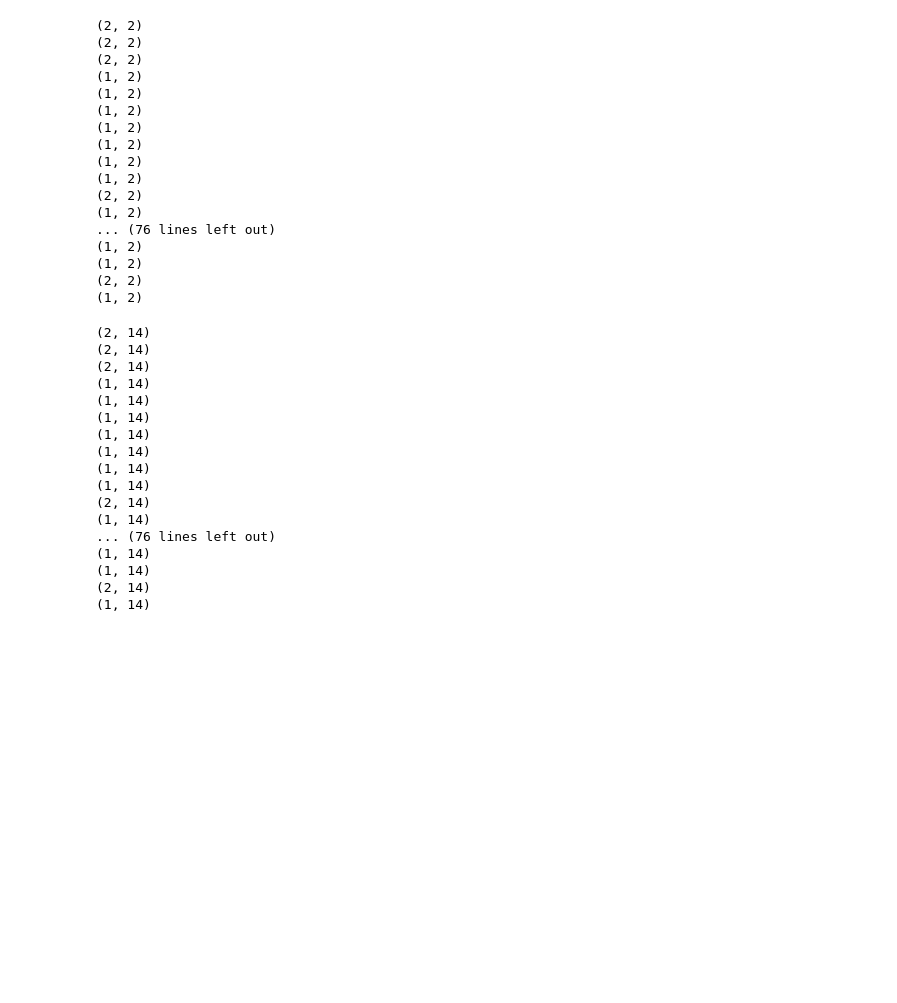
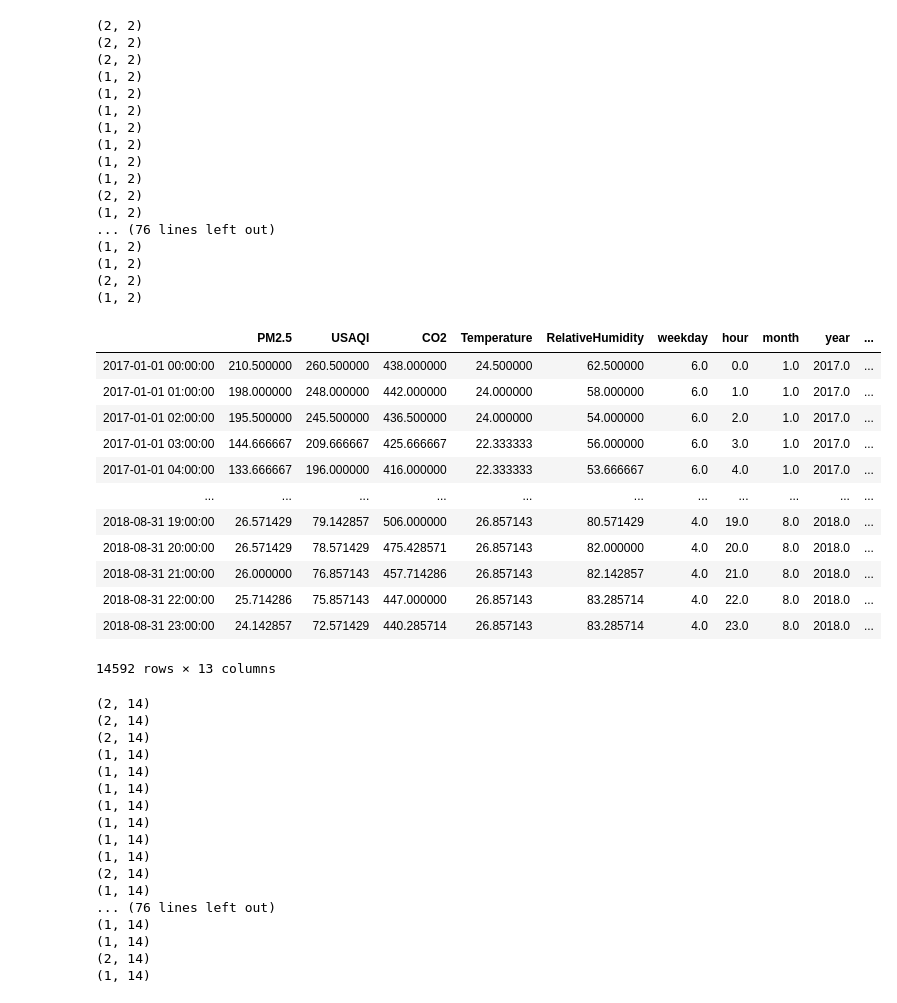
Before and after one commit to Rayyan98/airQualityDeepLearning, a Jupyter notebook: code/finalfixAirVisual.ipynb, the cells around one changed output. Drawn from its saved outputs; the diff is of its cells as text; code cells hidden in the pictures; blank space fills up the shorter version.

```diff
--- a/code/finalfixAirVisual.ipynb
+++ b/code/finalfixAirVisual.ipynb
@@ -271,9 +271,25 @@ new = dfk_s.groupby('Datetime').mean()
 # %%
 time_series = pd.date_range(start = dfk_s.Datetime.iloc[0], end = dfk_s.Datetime.iloc[-1], freq = '1H')
 
 new_df = time_series.to_frame().drop(0, axis = 1)
 
 new_df = pd.concat([new_df, new], axis = 1)
+
+new_df
+# %% [output]
+|  | PM2.5 | USAQI | CO2 | Temperature | RelativeHumidity | weekday | hour | month | year | ... |
+| 2017-01-01 00:00:00 | 210.500000 | 260.500000 | 438.000000 | 24.500000 | 62.500000 | 6.0 | 0.0 | 1.0 | 2017.0 | ... |
+| 2017-01-01 01:00:00 | 198.000000 | 248.000000 | 442.000000 | 24.000000 | 58.000000 | 6.0 | 1.0 | 1.0 | 2017.0 | ... |
+| 2017-01-01 02:00:00 | 195.500000 | 245.500000 | 436.500000 | 24.000000 | 54.000000 | 6.0 | 2.0 | 1.0 | 2017.0 | ... |
+| 2017-01-01 03:00:00 | 144.666667 | 209.666667 | 425.666667 | 22.333333 | 56.000000 | 6.0 | 3.0 | 1.0 | 2017.0 | ... |
+| 2017-01-01 04:00:00 | 133.666667 | 196.000000 | 416.000000 | 22.333333 | 53.666667 | 6.0 | 4.0 | 1.0 | 2017.0 | ... |
+| ... | ... | ... | ... | ... | ... | ... | ... | ... | ... | ... |
+| 2018-08-31 19:00:00 | 26.571429 | 79.142857 | 506.000000 | 26.857143 | 80.571429 | 4.0 | 19.0 | 8.0 | 2018.0 | ... |
+| 2018-08-31 20:00:00 | 26.571429 | 78.571429 | 475.428571 | 26.857143 | 82.000000 | 4.0 | 20.0 | 8.0 | 2018.0 | ... |
+| 2018-08-31 21:00:00 | 26.000000 | 76.857143 | 457.714286 | 26.857143 | 82.142857 | 4.0 | 21.0 | 8.0 | 2018.0 | ... |
+| 2018-08-31 22:00:00 | 25.714286 | 75.857143 | 447.000000 | 26.857143 | 83.285714 | 4.0 | 22.0 | 8.0 | 2018.0 | ... |
+| 2018-08-31 23:00:00 | 24.142857 | 72.571429 | 440.285714 | 26.857143 | 83.285714 | 4.0 | 23.0 | 8.0 | 2018.0 | ... |
+14592 rows × 13 columns
 # %%
 lookAtMissing(new_df)
 # %% [output]
```
Also changed, not shown: parts of 1 cell of this notebook, 1 other file.
